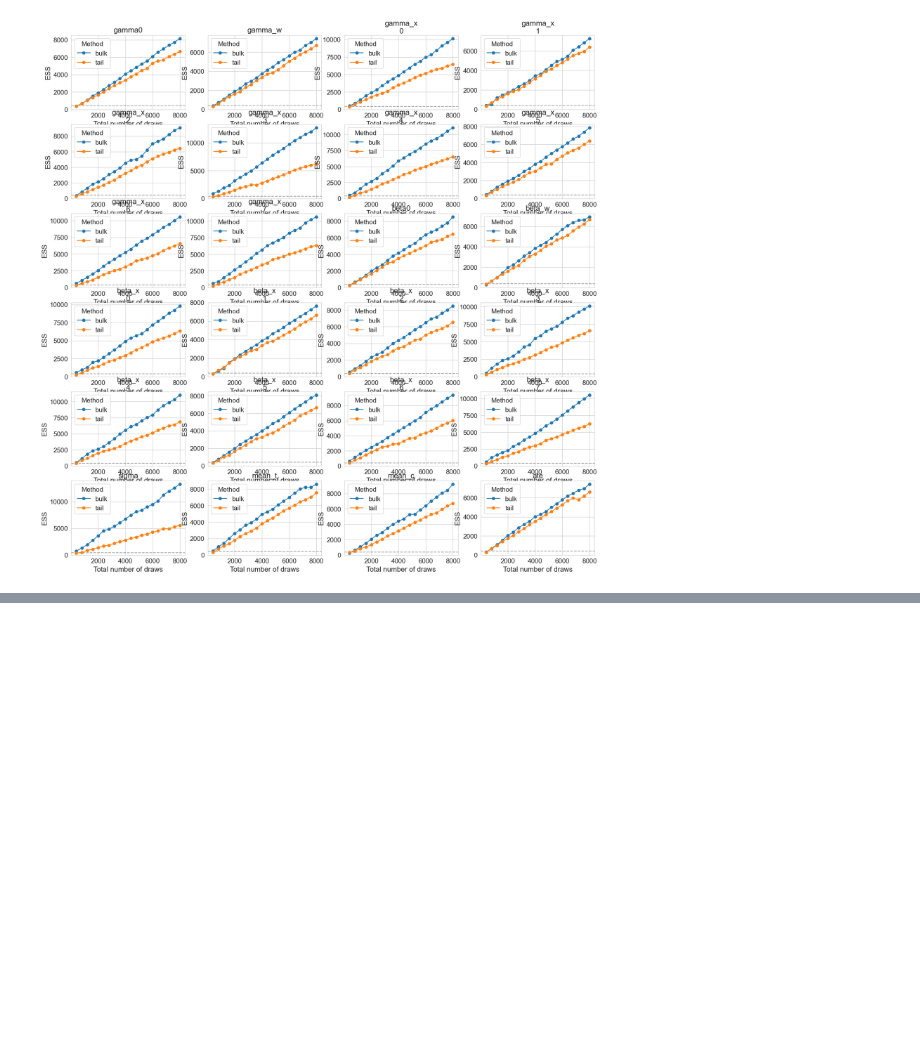
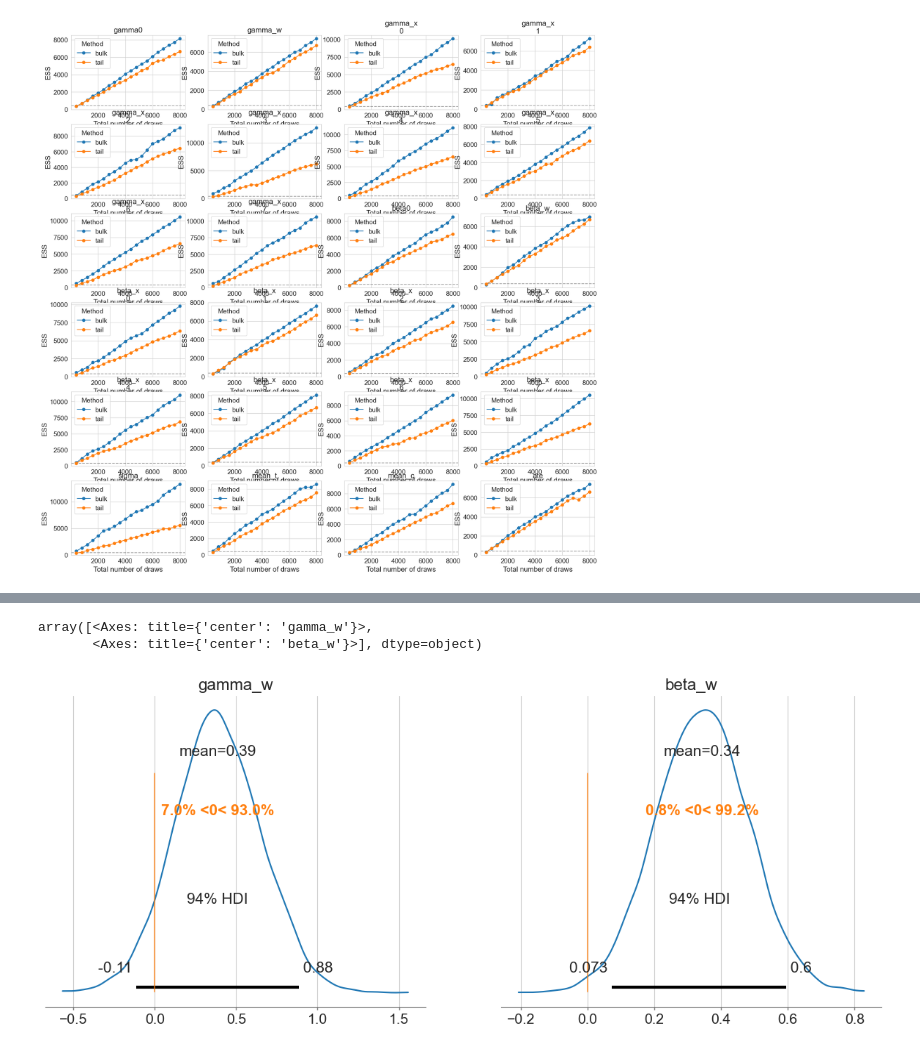
Before and after one commit to ori112/bayesian_causal_inference, a Jupyter notebook: project.ipynb, the cells around one changed output, grey strips where cells are left out. Cells and saved outputs as stored; diff of their text form; code cells hidden in the pictures; blank space fills up the shorter version.

```diff
--- a/project.ipynb
+++ b/project.ipynb
@@ -314,0 +319,6 @@ TypeError: Values must be float, integer or boolean
+# %%
+az.plot_posterior(trace, var_names=["gamma_w", "beta_w"],ref_val=0)
+# %% [output]
+array([<Axes: title={'center': 'gamma_w'}>,
+       <Axes: title={'center': 'beta_w'}>], dtype=object)
+[figure, added]
```
Also changed, not shown: parts of 13 cells of this notebook.
